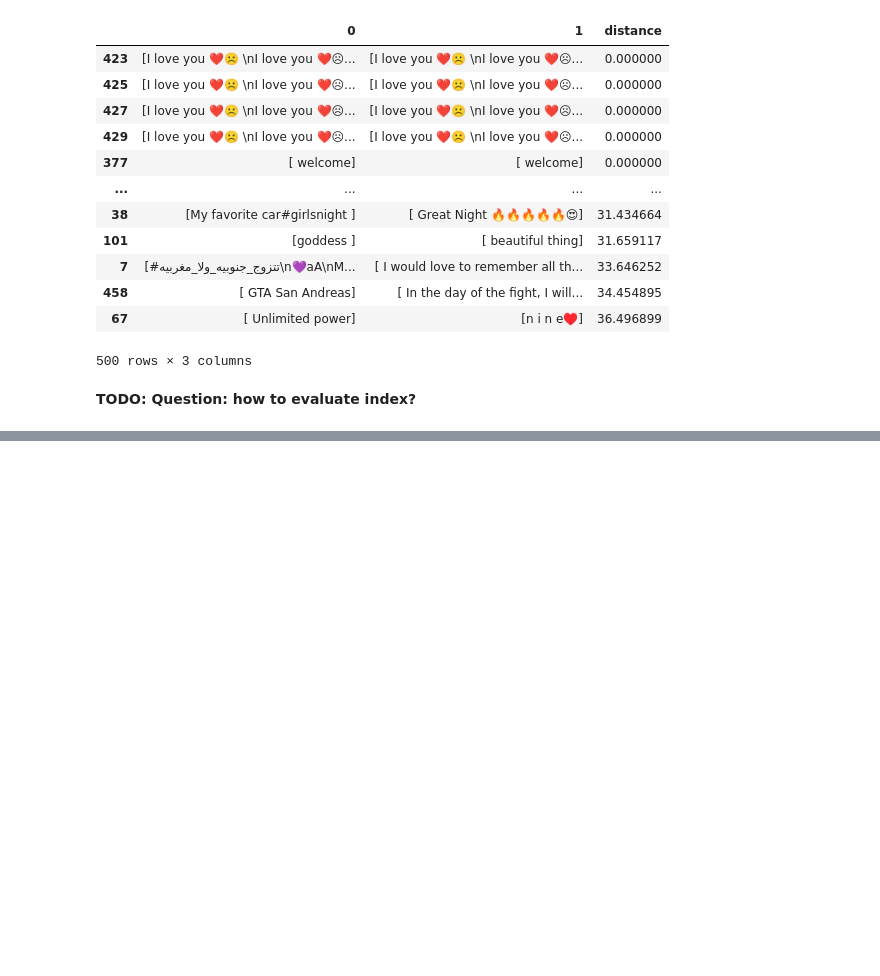
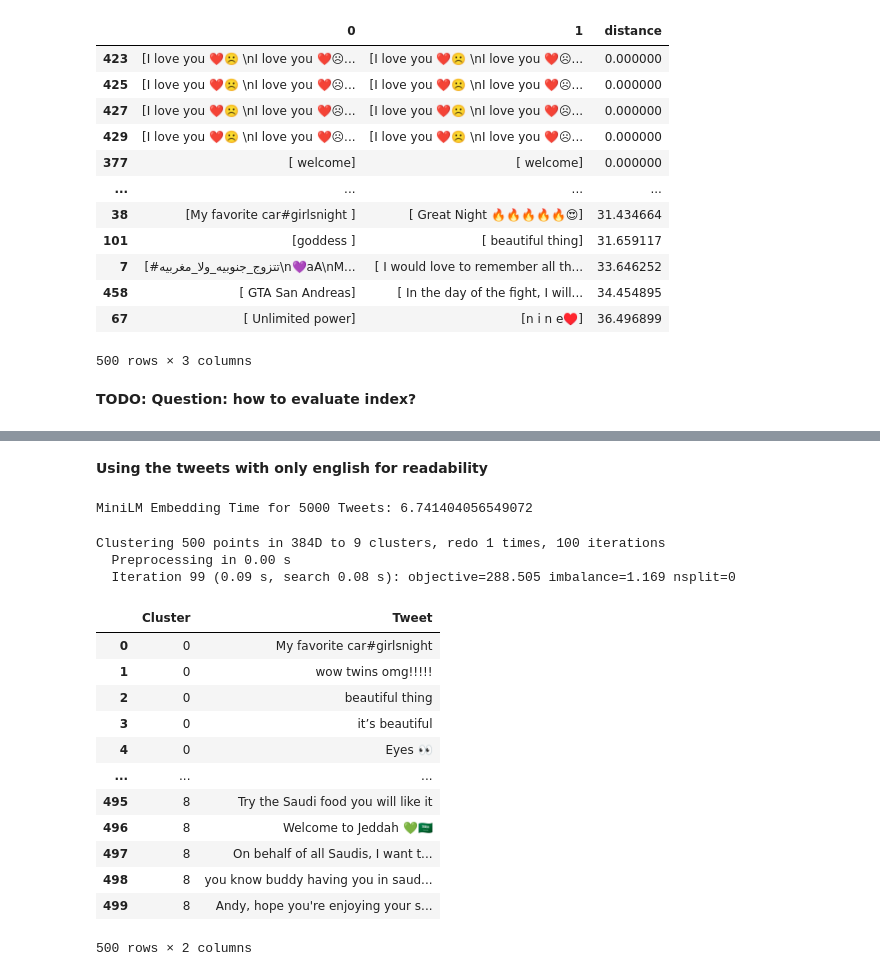
Before and after one commit to zhouhanc/capstone-topic-discovery, a Jupyter notebook: Code.ipynb, the cells around one changed output, grey strips where cells are left out. Drawn from its saved outputs; the diff is of its cells as text; code cells hidden in the pictures; blank space fills up the shorter version.

```diff
--- a/Code.ipynb
+++ b/Code.ipynb
@@ -385,0 +463,72 @@ simiar_check.sort_values(by='distance')
+# %% [markdown]
+__Using the tweets with only english for readability__
+# %%
+sample_tweets = tweets[(tweets['tweet_language'] == 'en') & (tweets['is_retweet']==False)]['cleaned_text'][:500]
+sample_tweets=sample_tweets.tolist()
+model = SentenceTransformer('sentence-transformers/paraphrase-multilingual-MiniLM-L12-v2')
+start_time = time.time()
+#sample_tweets = tweets[:5000]['cleaned_text']
+embeddings = model.encode(list(sample_tweets), convert_to_tensor=True)
+end_time = time.time()
+print("MiniLM Embedding Time for 5000 Tweets: {}".format(end_time-start_time))
+# %% [output]
+MiniLM Embedding Time for 5000 Tweets: 6.741404056549072
+# %%
+embeddings_arr = np.array(embeddings)
+# %%
+import numpy as np
+import faiss
+
+
+num_tweets, embedding_dim = embeddings_arr.shape
+
+
+# Normalize embeddings
+faiss.normalize_L2(embeddings_arr)
+
+
+num_clusters = 9
+
+# Initialize k-means clustering index
+kmeans = faiss.Kmeans(embedding_dim, num_clusters, niter=100, verbose=True)
+
+kmeans.train(embeddings_arr)
+
+_, cluster_indices = kmeans.index.search(embeddings_arr, 1) # Assign each tweet to a cluster
+
+# Create a dictionary for each cluster
+cluster_to_tweets = {cluster_id: [] for cluster_id in range(num_clusters)}
+
+# Get the tweet content
+tweets = [ sample_tweets[i] for i in range(num_tweets) ]
+
+
+for tweet_idx, cluster_id in enumerate(cluster_indices):
+    cluster_to_tweets[cluster_id[0]].append(tweets[tweet_idx])
+
+cluster_data = []
+for cluster_id, tweets in cluster_to_tweets.items():
+    for tweet in tweets:
+        cluster_data.append([cluster_id, tweet])
+
+
+clusters= pd.DataFrame(cluster_data, columns=["Cluster", "Tweet"])
+
+clusters
+# %% [output]
+Clustering 500 points in 384D to 9 clusters, redo 1 times, 100 iterations
+  Preprocessing in 0.00 s
+  Iteration 99 (0.09 s, search 0.08 s): objective=288.505 imbalance=1.169 nsplit=0
+|  | Cluster | Tweet |
+| 0 | 0 | My favorite car#girlsnight |
+| 1 | 0 | wow twins omg!!!!! |
+| 2 | 0 | beautiful thing |
+| 3 | 0 | it’s beautiful |
+| 4 | 0 | Eyes 👀 |
+| ... | ... | ... |
+| 495 | 8 | Try the Saudi food you will like it |
+| 496 | 8 | Welcome to Jeddah 💚🇸🇦 |
+| 497 | 8 | On behalf of all Saudis, I want t... |
+| 498 | 8 | you know buddy having you in saud... |
+| 499 | 8 | Andy, hope you're enjoying your s... |
+500 rows × 2 columns
```
Also changed, not shown: parts of 13 cells of this notebook.
